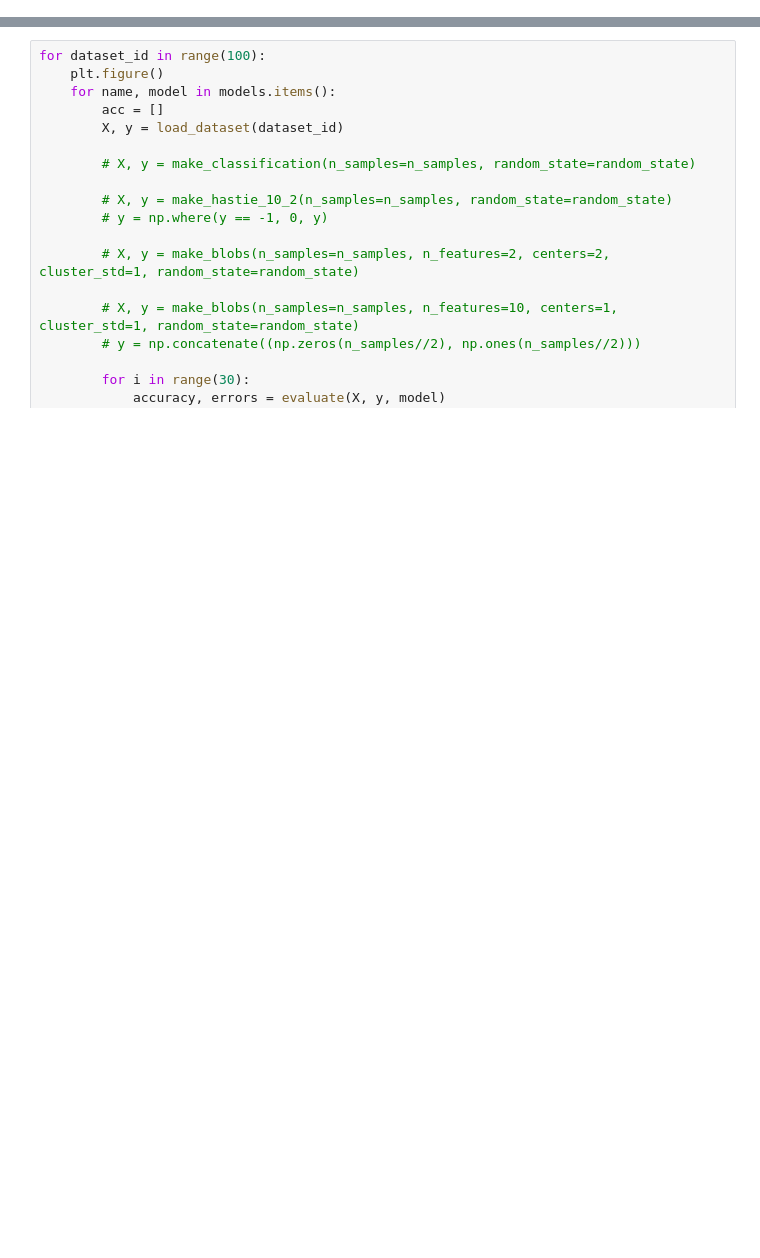
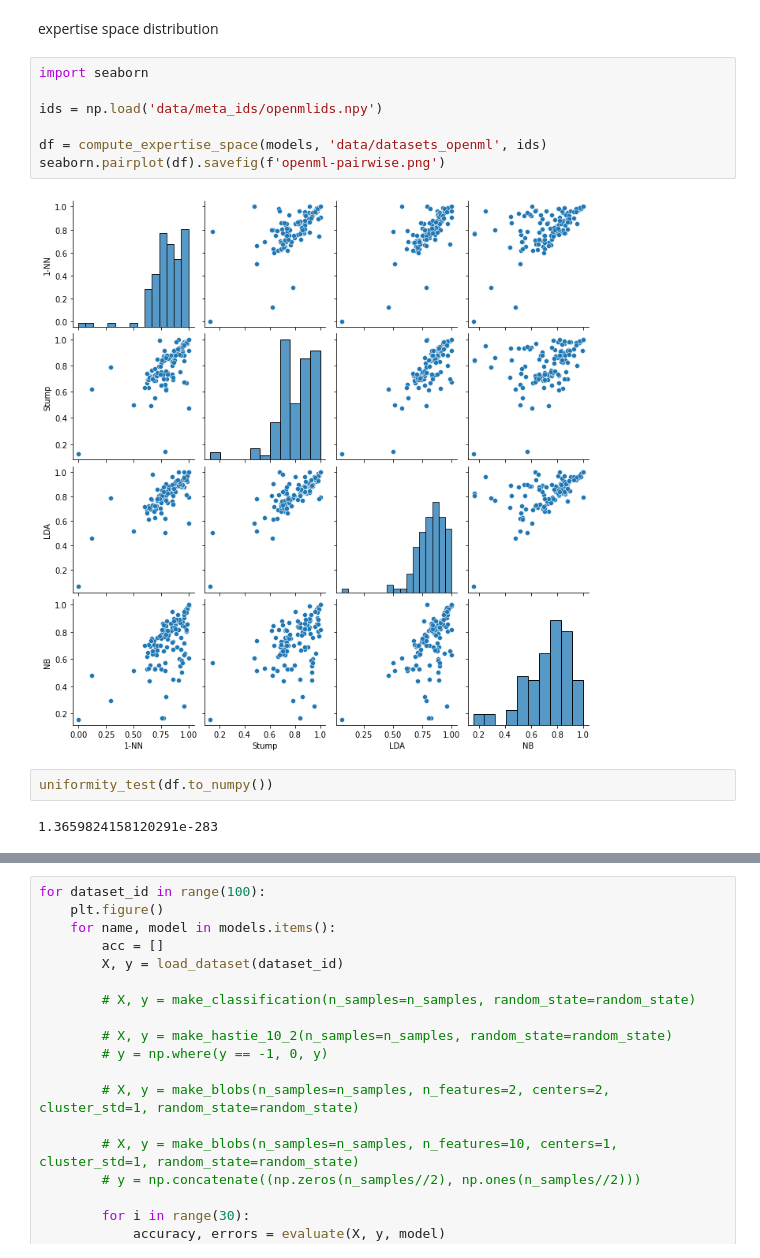
Before and after one commit to liakify/finalyearproject, a Jupyter notebook: notebook.ipynb, the cells around one changed output, grey strips where cells are left out. Cells and saved outputs as stored; diff of their text form; blank space fills up the shorter version.

```diff
--- a/notebook.ipynb
+++ b/notebook.ipynb
@@ -29,0 +53,15 @@ models = {
+# %% [markdown]
+expertise space distribution
+# %%
+import seaborn
+
+ids = np.load('data/meta_ids/openmlids.npy')
+
+df = compute_expertise_space(models, 'data/datasets_openml', ids)
+seaborn.pairplot(df).savefig(f'openml-pairwise.png')
+# %% [output]
+[figure, added]
+# %%
+uniformity_test(df.to_numpy())
+# %% [output]
+1.3659824158120291e-283
```
Also changed, not shown: parts of 19 cells of this notebook, 11 other files.
